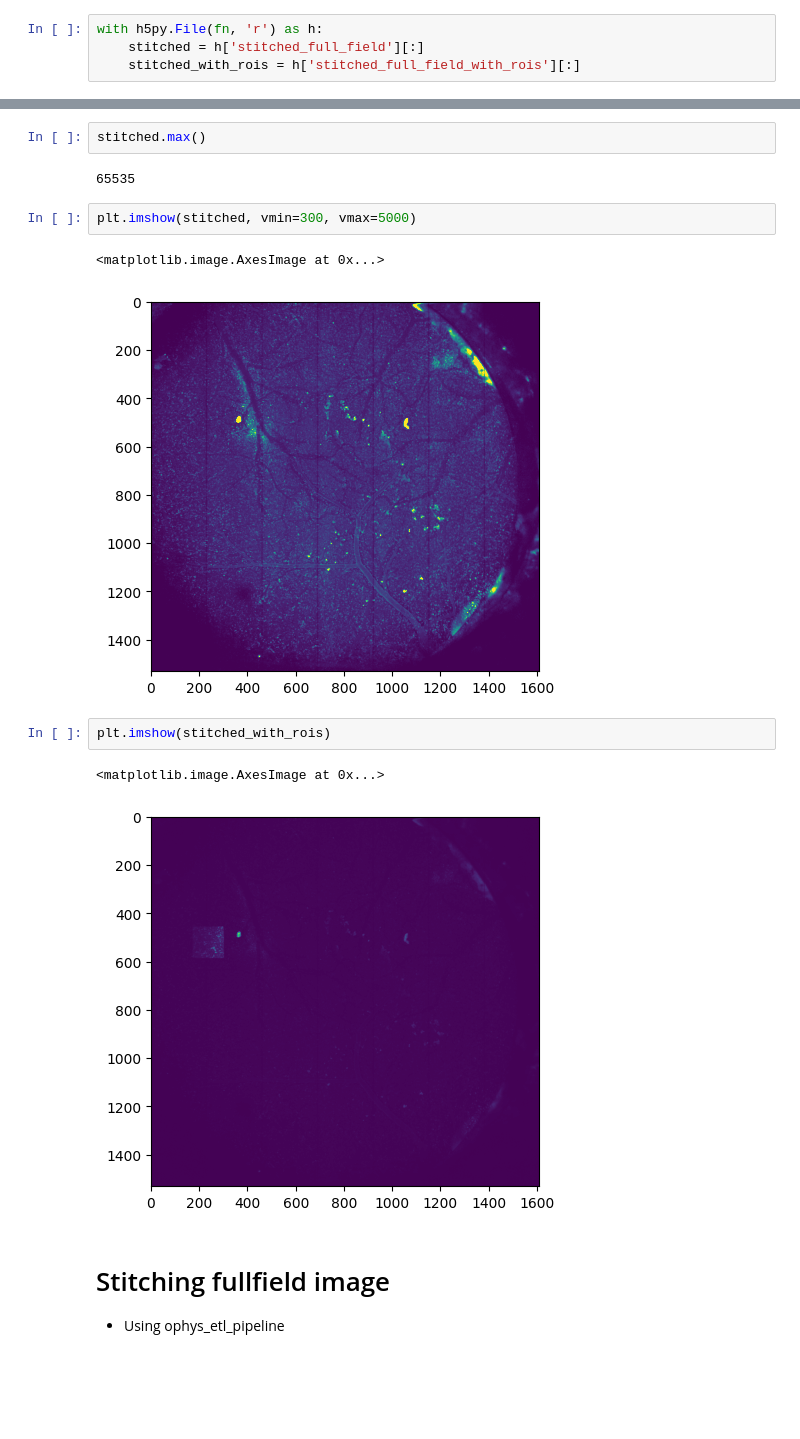
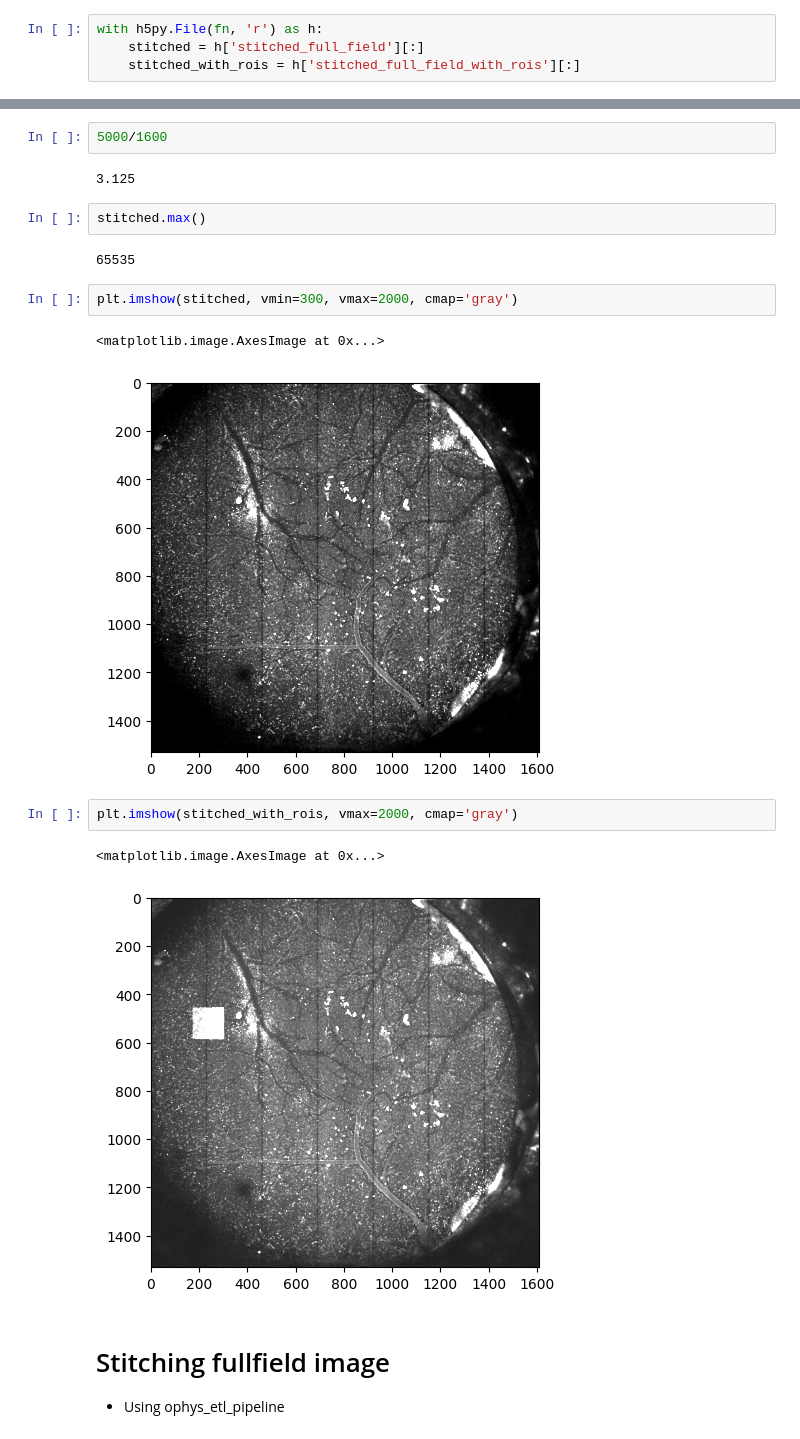
Before and after one commit to AllenNeuralDynamics/lamf_analysis_lims, a Jupyter notebook: qc/2p_data/fullfield_2p_visualization.ipynb, the cells around one changed output, grey strips where cells are left out. Drawn from its saved outputs; the diff is of its cells as text; blank space fills up the shorter version.

```diff
--- a/qc/2p_data/fullfield_2p_visualization.ipynb
+++ b/qc/2p_data/fullfield_2p_visualization.ipynb
@@ -16,17 +24,21 @@ with h5py.File(fn, 'r') as h:
+# %%
+5000/1600
+# %% [output]
+3.125
 # %%
 stitched.max()
 # %% [output]
 65535
 # %%
-plt.imshow(stitched, vmin=300, vmax=5000)
+plt.imshow(stitched, vmin=300, vmax=2000, cmap='gray')
 # %% [output]
 <matplotlib.image.AxesImage at 0x...>
-[figure, old version]
+[figure, new version]
 # %%
-plt.imshow(stitched_with_rois)
+plt.imshow(stitched_with_rois, vmax=2000, cmap='gray')
 # %% [output]
 <matplotlib.image.AxesImage at 0x...>
-[figure, old version]
+[figure, new version]
 # %% [markdown]
 # Stitching fullfield image
 - Using ophys_etl_pipeline
```
Also changed, not shown: parts of 2 cells of this notebook, 6 other files.
